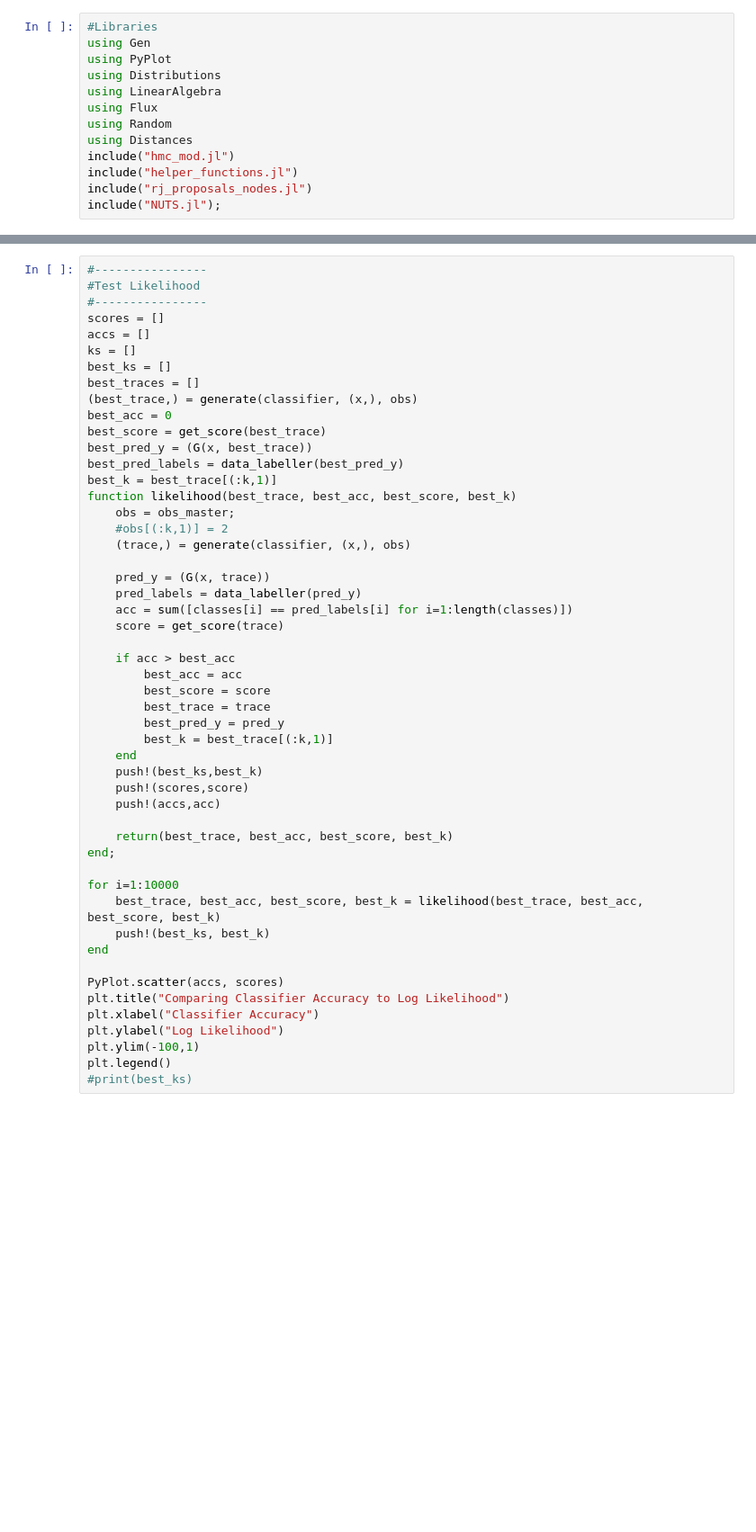
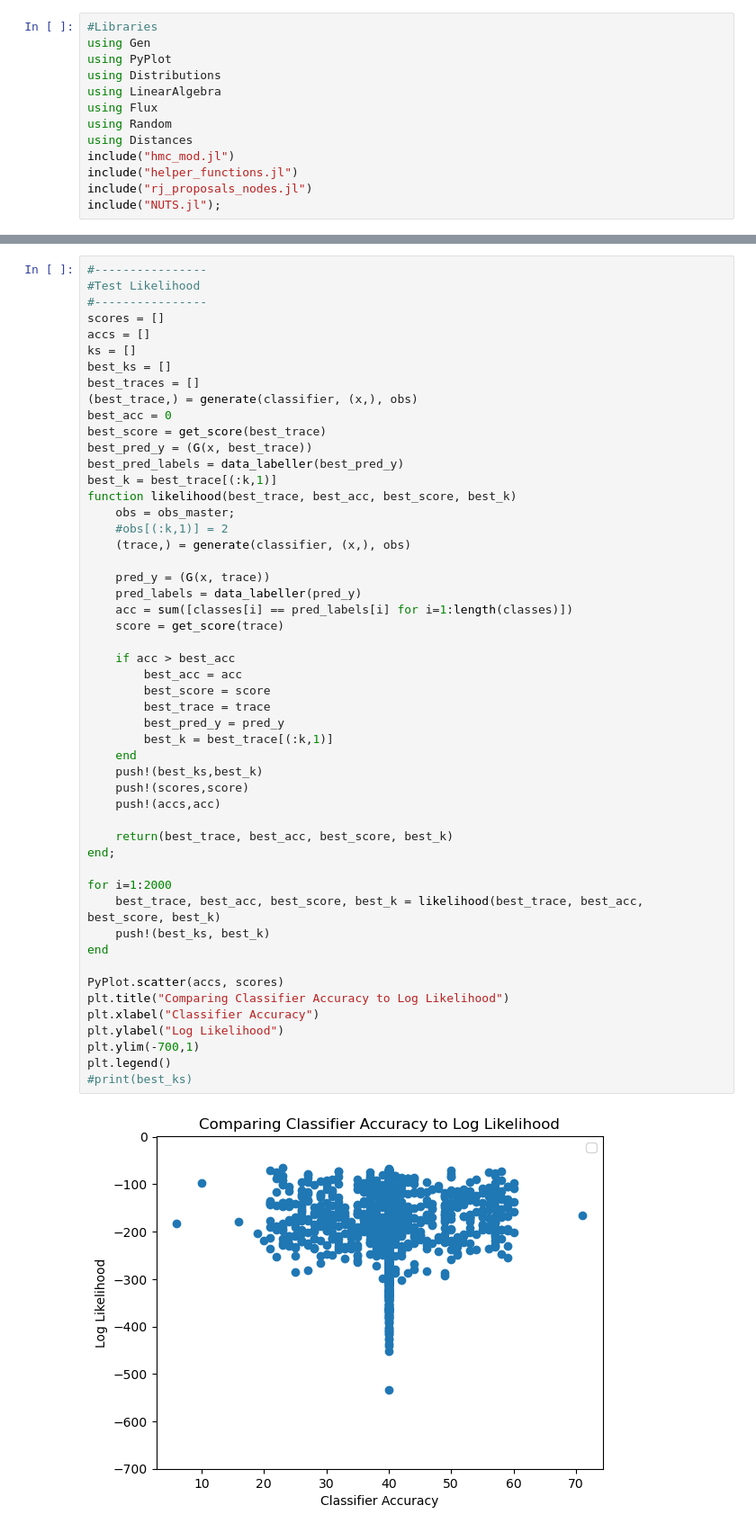
Before and after one commit to jberezow/RJMCMC, a Jupyter notebook: Thesis-FixedClassifier.ipynb, the cells around one changed output, grey strips where cells are left out. Shown: that part at 90% size. Drawn from its saved outputs; the diff is of its cells as text; blank space fills up the shorter version.

```diff
--- a/Thesis-FixedClassifier.ipynb
+++ b/Thesis-FixedClassifier.ipynb
@@ -192,32 +199,34 @@ function likelihood(best_trace, best_acc, best_score, best_k)
 
     pred_y = (G(x, trace))
     pred_labels = data_labeller(pred_y)
     acc = sum([classes[i] == pred_labels[i] for i=1:length(classes)])
     score = get_score(trace)
 
     if acc > best_acc
         best_acc = acc
         best_score = score
         best_trace = trace
         best_pred_y = pred_y
         best_k = best_trace[(:k,1)]
     end
     push!(best_ks,best_k)
     push!(scores,score)
     push!(accs,acc)
 
     return(best_trace, best_acc, best_score, best_k)
 end;
 
-for i=1:10000
+for i=1:2000
     best_trace, best_acc, best_score, best_k = likelihood(best_trace, best_acc, best_score, best_k)
     push!(best_ks, best_k)
 end
 
 PyPlot.scatter(accs, scores)
 plt.title("Comparing Classifier Accuracy to Log Likelihood")
 plt.xlabel("Classifier Accuracy")
 plt.ylabel("Log Likelihood")
-plt.ylim(-100,1)
+plt.ylim(-700,1)
 plt.legend()
 #print(best_ks)
+# %% [output]
+[figure, added]
```
Also changed, not shown: parts of 15 cells of this notebook, 3 other files.
